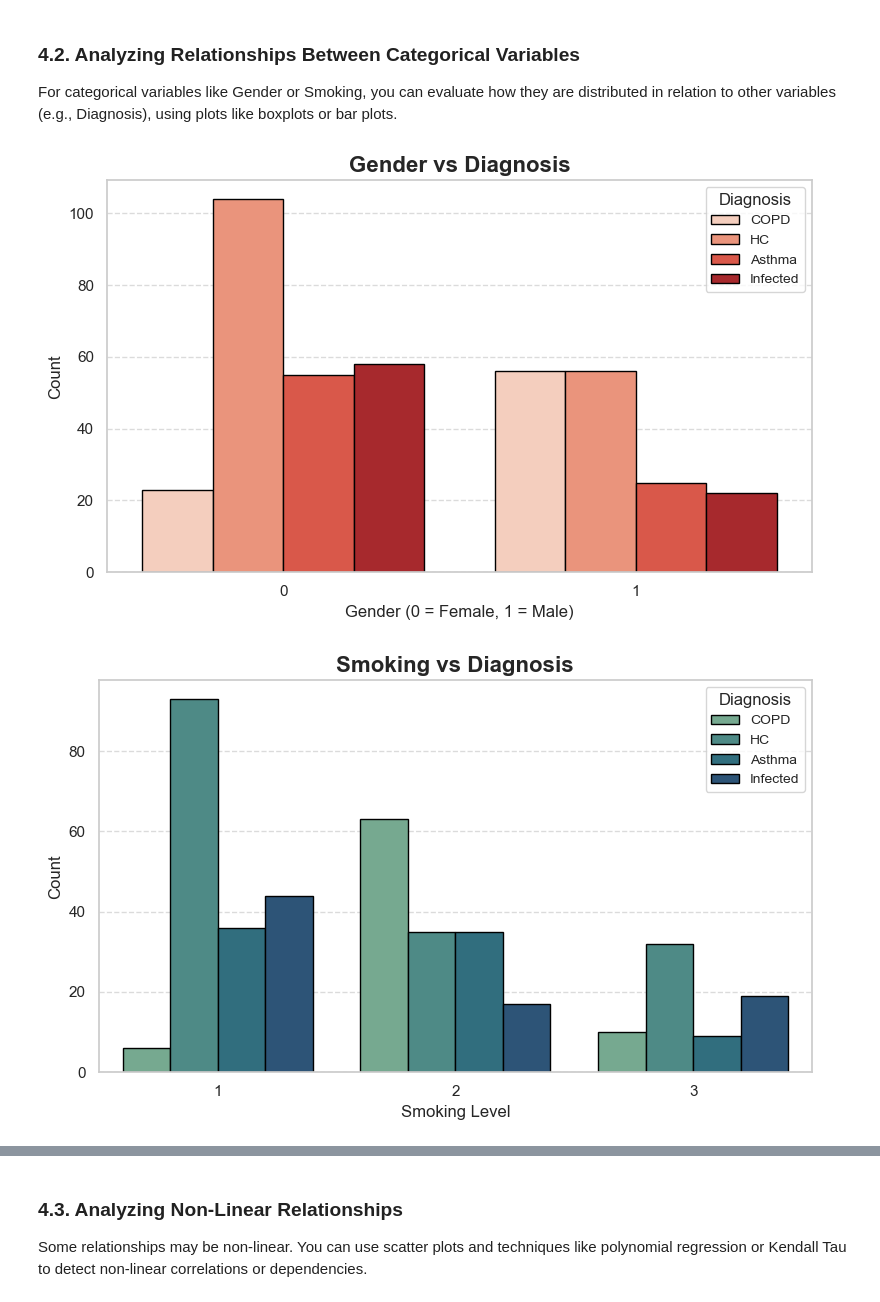
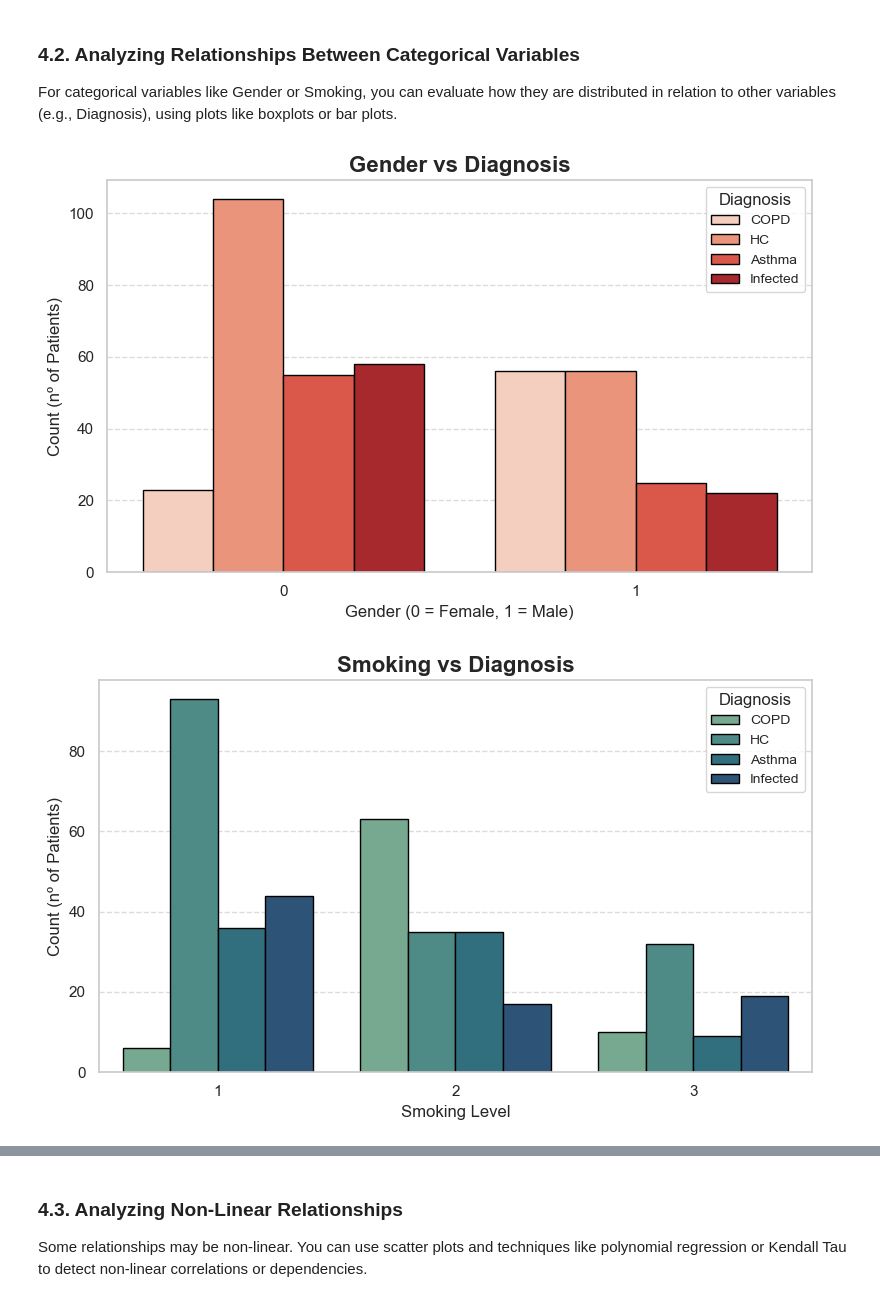
Before and after one commit to pepedesiintasm/EDA_ExasensDataset, a Jupyter notebook: EDA_ExasensProject.ipynb, the cells around one changed output, grey strips where cells are left out. Cells and saved outputs as stored; diff of their text form; code cells hidden in the pictures.

```diff
--- a/EDA_ExasensProject.ipynb
+++ b/EDA_ExasensProject.ipynb
@@ -267,25 +270,35 @@ For categorical variables like Gender or Smoking, you can evaluate how they are
 # %%
 # Gender vs Diagnosis with a smooth color palette (coolwarm)
 plt.figure(figsize=(8, 5))
 sns.countplot(data=exasens_data, x='Gender', hue='Diagnosis', palette="Reds", edgecolor='black')
 plt.title('Gender vs Diagnosis', fontsize=16, fontweight='bold')
 plt.xlabel('Gender (0 = Female, 1 = Male)', fontsize=12)
-plt.ylabel('Count', fontsize=12)
+plt.ylabel('Count (nº of Patients)', fontsize=12)
 plt.legend(title='Diagnosis', loc='upper right', fontsize=10)
 plt.grid(axis='y', linestyle='--', alpha=0.7)
 plt.tight_layout()
 plt.show()
 
 # Smoking vs Diagnosis with a different but complementary color palette (crest)
 plt.figure(figsize=(8, 5))
 sns.countplot(data=exasens_data, x='Smoking', hue='Diagnosis', palette="crest", edgecolor='black')
 plt.title('Smoking vs Diagnosis', fontsize=16, fontweight='bold')
 plt.xlabel('Smoking Level', fontsize=12)
-plt.ylabel('Count', fontsize=12)
+plt.ylabel('Count (nº of Patients)', fontsize=12)
 plt.legend(title='Diagnosis', loc='upper right', fontsize=10)
 plt.grid(axis='y', linestyle='--', alpha=0.7)
 plt.tight_layout()
 plt.show()
+
+plt.figure(figsize=(8, 5))
+sns.countplot(data=exasens_data, x='Smoking', hue='Gender', palette="Paired", edgecolor='black')
+plt.title('Smoking vs Gender', fontsize=16, fontweight='bold')
+plt.xlabel('Smoking Level', fontsize=12)
+plt.ylabel('Count (nº of Patients)', fontsize=12)
+plt.legend(title='Gender', loc='upper right', fontsize=10)
+plt.grid(axis='y', linestyle='--', alpha=0.7)
+plt.tight_layout()
+plt.show()
 # %% [output]
-[figure, old version]
+[figure, new version]
-[figure, old version]
+[figure, new version]
```
Also changed, not shown: parts of 11 cells of this notebook.
